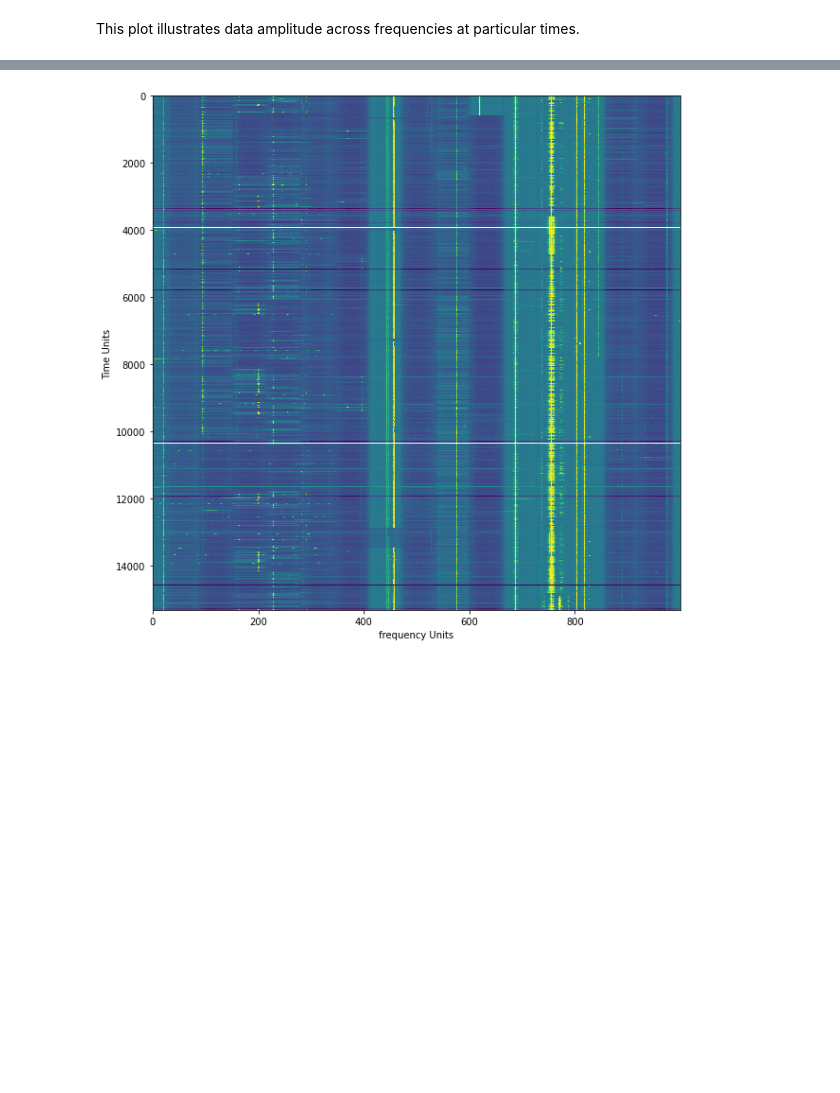
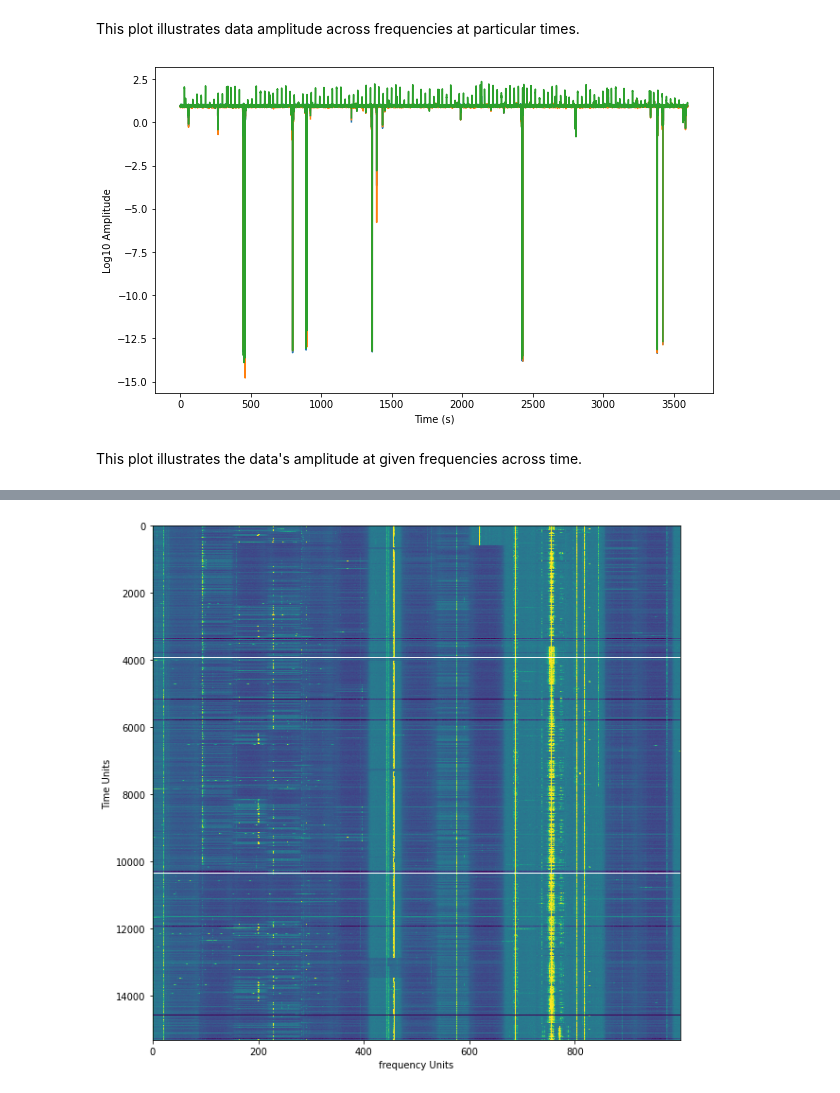
Before and after one commit to PhilJ0ly/albatros_axion_detection, a Jupyter notebook: Jupyter/albatros_data_overview.ipynb, the cells around one changed output, grey strips where cells are left out. Drawn from its saved outputs; the diff is of its cells as text; code cells hidden in the pictures; blank space fills up the shorter version.

```diff
--- a/Jupyter/albatros_data_overview.ipynb
+++ b/Jupyter/albatros_data_overview.ipynb
@@ -88,3 +88,4 @@ print(total_time/(60**2), "hour of total obeservation time")
 # %%
 spectra = np.ma.MaskedArray(data=data, mask=mask)
 freqs = chans*df*1e-3 # (Hz)
+times = N/df_record*np.arange(15326)
@@ -105,2 +111,15 @@ plt.show()
 # %% [markdown]
 This plot illustrates data amplitude across frequencies at particular times.
+# %%
+plt.figure(figsize=(10,6))
+for i in range(3):
+    plt.plot(times, np.log10(np.abs(spectra[0,0,(i+1)*100, :])))
+
+plt.xlabel('Time (s)')
+plt.ylabel('Log10 Amplitude')
+
+plt.show()
+# %% [output]
+[figure, added]
+# %% [markdown]
+This plot illustrates the data's amplitude at given frequencies across time.
```
Also changed, not shown: parts of 35 cells of this notebook, 3 other files.
